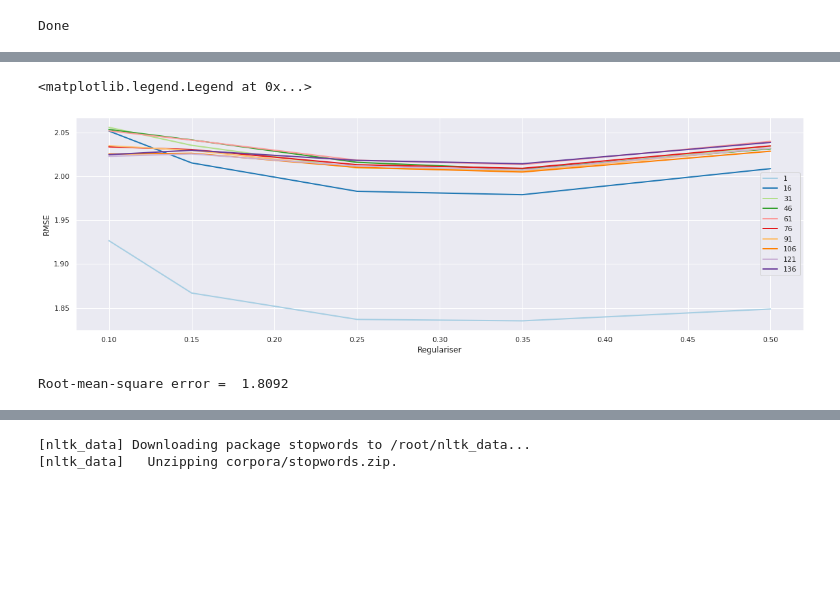
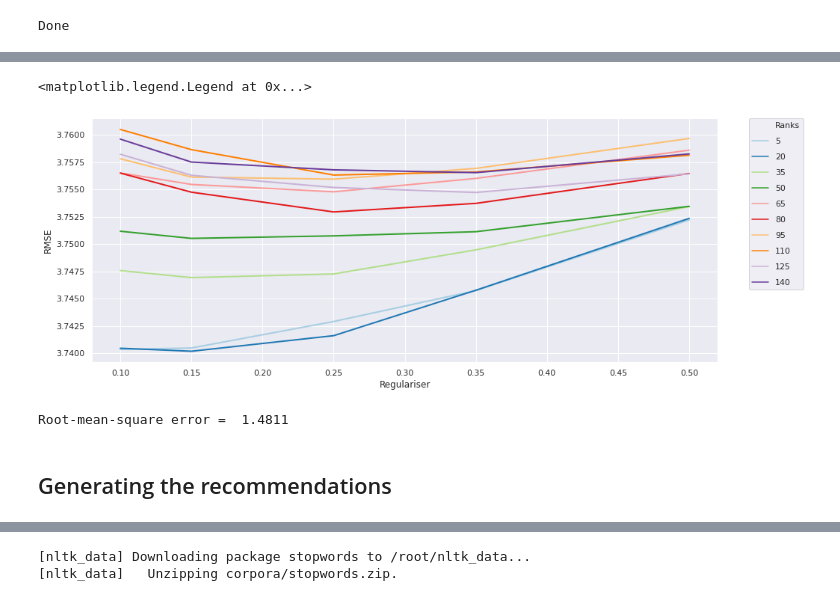
Before and after one commit to RajshreeM29/Restaurant-Recommender, a Jupyter notebook: Restaurant_Recommender.ipynb, the cells around one changed output, grey strips where cells are left out. Drawn from its saved outputs; the diff is of its cells as text; code cells hidden in the pictures; blank space fills up the shorter version.

```diff
--- a/Restaurant_Recommender.ipynb
+++ b/Restaurant_Recommender.ipynb
@@ -237,0 +324,7 @@ subset_df.to_csv("merged_dataset.csv",index=False)##save checkpoint
+# %%
+# us_tb = pd.read_csv("user_data_file.csv")
+business_tb = pd.read_csv("business_data_file.csv")
+# review_tb = pd.read_csv("review_data_file.csv")
+subset_df = pd.read_csv('illinois.csv')
+
+print("Finished reading the data")
@@ -240,3 +344 @@ subset_df.to_csv("merged_dataset.csv",index=False)##save checkpoint
-# %%
-subset_df = pd.read_csv('merged_dataset.csv', nrows = 50000)
 # %% [markdown]
@@ -322,7 +444,7 @@ root
 #split dataset into training, validation, and testing
 import random
 random.seed(123)
-(training, validation,testing) = df1.randomSplit([0.70,0.10, 0.2])
+(training, validation,testing) = df1.randomSplit([0.60,0.10, 0.3])
 fulltraining = training.union(validation)
 fulltraining.show(10)
 # %% [output]
@@ -345,12 +469,18 @@ only showing top 10 rows
 Now we apply the ALS algorithm. We will tune the Rank as well as the regularizer
 # %%
+%%time
+
 #Cross validation
 
-als = ALS(userCol="Uiz", itemCol="Biz", ratingCol="review_stars", nonnegative=True)
+# als = ALS(userCol="Uiz", itemCol="Biz", ratingCol="review_stars", nonnegative=True, implicitPrefs = True)
+als = ALS(userCol="Uiz", itemCol="Biz", ratingCol="review_stars", nonnegative=True, implicitPrefs = True)
 evaluator = RegressionEvaluator(metricName="rmse", labelCol="review_stars",predictionCol="prediction")
 
-ranks = [x for x in range(1,150,15)]
+ranks = [x for x in range(5,150,15)]
 regparam = [.1,.15,.25,.35,.5]
+
+# ranks = [x for x in range(5,20,5)]
+# regparam = [.1,.15]
 
 best_par = -10
 best_rank = -10
@@ -361,7 +491,7 @@ Reg = ['Regulariser']
 cv_table = pd.DataFrame(columns = Reg )
 cv_table['Regulariser'] = regparam
 
-print("Starting the Validation process")
+print("Starting the training process")
 for r in ranks:
   als.setRank(r)
   j = 0
@@ -384,8 +514,7 @@ for r in ranks:
       best_rank = r
       best_par = par
 
-    iterstart = time.time()
+
 
 print("Best Rank = ",best_rank ,"Best Regularizer", best_par, "Min Error", round(min_err,4) )
-cv_table
 # %% [output]
@@ -400,25 +534,34 @@ Best Rank =  1 Best Regularizer 0.35 Min Error 1.8351
 # %%
-#Let us look at the RMSE by each rank
+#Let us visualise the RMSE by each rank
 
-fig, ax =plt.subplots(1,1 , figsize=(20,6))
+fig, ax =plt.subplots(1,1 , figsize=(15,6))
 
-sns.set()
 data1 = pd.melt(cv_table, ['Regulariser'])#reshaping the dataframe for visualisation
 data1.columns = ['Regulariser', 'Ranks', 'RMSE']
+
+
+sns.set_context('poster')
+sns.set_context('notebook')
 sns.lineplot(x='Regulariser', y='RMSE', hue='Ranks', data=data1,palette= sns.color_palette('Paired', n_colors=len(ranks)), linewidth=2)
-ax.legend(ranks)
+ax.legend(ranks, loc = 'right' )
+plt.legend(bbox_to_anchor=(1.05, 1), loc=2, borderaxespad=0.)
+
 
 # We can see the best regulariser giving us the lowest RMSE shown below
 # %% [output]
 <matplotlib.legend.Legend at 0x...>
-[figure, old version]
+[figure, new version]
 # %%
 #using the best rank and regulariser to train the model
+
 als = ALS(userCol="Uiz", itemCol="Biz", ratingCol="review_stars", nonnegative=True)
 evaluator = RegressionEvaluator(metricName="rmse", labelCol="review_stars",predictionCol="prediction")
 
-als.setRank(best_rank)
-als.setRegParam(best_par)
+# als.setRank(best_rank)
+# als.setRegParam(best_par)
+
+als.setRank(20)
+als.setRegParam(.15)
 model = als.fit(fulltraining)
 
 # Evaluate the model by computing the RMSE on the test data
@@ -427,8 +570,11 @@ rmse = evaluator.evaluate(predictions)
 predicted_clean = predictions.filter(predictions.prediction != float('nan'))
 
 rmse = evaluator.evaluate(predicted_clean)
+# print("Rank = ",best_rank ,"Regularizer", best_par)
 print("Root-mean-square error = " , round(rmse,4))
 # %% [output]
-Root-mean-square error =  1.8092
+Root-mean-square error =  1.4811
+# %% [markdown]
+## Generating the recommendations
 # %%
 # Generate top 3 restaurant recommendations for each user
```
Also changed, not shown: parts of 70 cells of this notebook.
